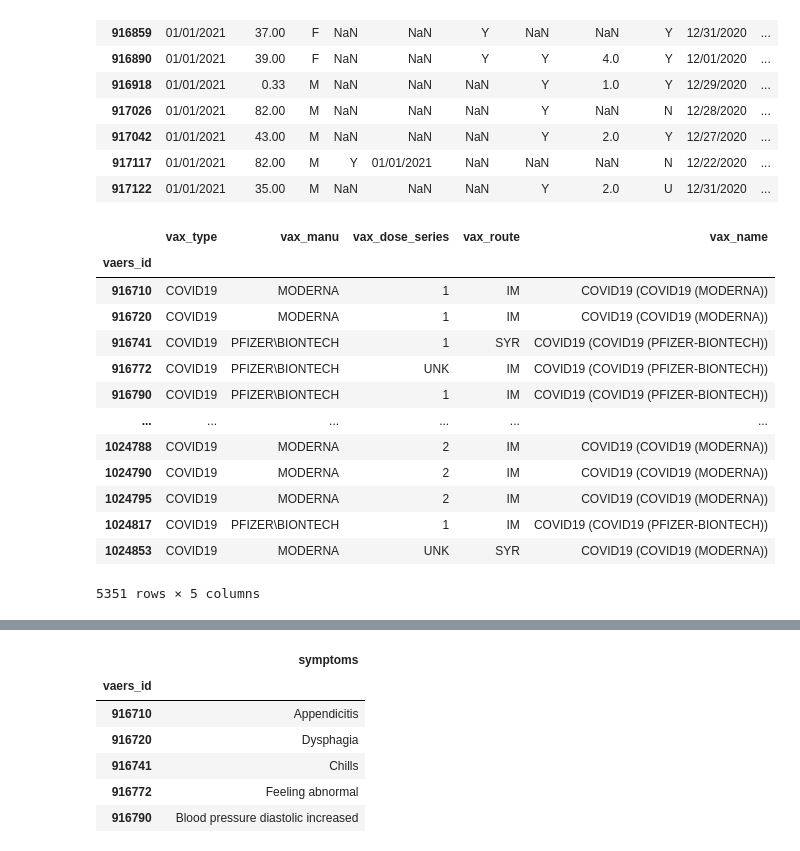
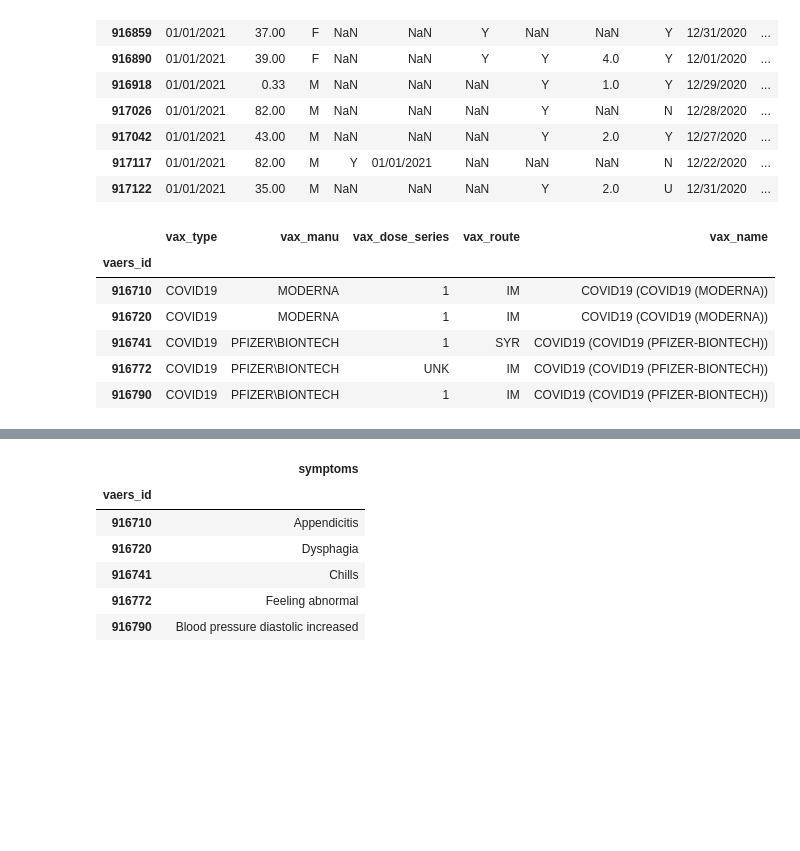
Before and after one commit to ethomps33/Covid-19_ETL, a Jupyter notebook: COVID_vaccine.ipynb, the cells around one changed output, grey strips where cells are left out. Saved outputs shown, nothing was run; the diff lists cells and outputs as text; code cells hidden in the pictures; blank space fills up the shorter version.

```diff
--- a/COVID_vaccine.ipynb
+++ b/COVID_vaccine.ipynb
@@ -80,32 +80,26 @@ vaccine_data_transformed.head(15)
 # %%
 #Creating a variable for the columns that are being used and creating a new dataframe
 vaccine_type_cols = ["VAERS_ID", "VAX_TYPE", "VAX_MANU", "VAX_DOSE_SERIES", "VAX_ROUTE", "VAX_NAME"]
 vaccine_type_transformed= vaccine_type_df[vaccine_type_cols].copy()
 #Changing the names of the columns
 vaccine_type_transformed = vaccine_type_transformed.rename(columns={"VAERS_ID":"vaers_id", "VAX_TYPE": "vax_type",
                                                                     "VAX_MANU":"vax_manu", "VAX_DOSE_SERIES":"vax_dose_series",
                                                                     "VAX_ROUTE":"vax_route", "VAX_NAME":"vax_name"})
 #Dropped duplicates from vaers_id column and set it as the index
 vaccine_type_transformed.drop_duplicates("vaers_id", inplace=True)
 vaccine_type_transformed.set_index("vaers_id", inplace=True)
 
+#Filtered out the vax_types that weren't COVID19
+vaccine_type_transformed=vaccine_type_transformed[vaccine_type_transformed['vax_type'] == 'COVID19']
 vaccine_type_transformed.head()
-vaccine_type_transformed
 # %% [output]
 |  | vax_type | vax_manu | vax_dose_series | vax_route | vax_name |
 | vaers_id |  |  |  |  |  |
 | 916710 | COVID19 | MODERNA | 1 | IM | COVID19 (COVID19 (MODERNA)) |
 | 916720 | COVID19 | MODERNA | 1 | IM | COVID19 (COVID19 (MODERNA)) |
 | 916741 | COVID19 | PFIZER\BIONTECH | 1 | SYR | COVID19 (COVID19 (PFIZER-BIONTECH)) |
 | 916772 | COVID19 | PFIZER\BIONTECH | UNK | IM | COVID19 (COVID19 (PFIZER-BIONTECH)) |
 | 916790 | COVID19 | PFIZER\BIONTECH | 1 | IM | COVID19 (COVID19 (PFIZER-BIONTECH)) |
-| ... | ... | ... | ... | ... | ... |
-| 1024788 | COVID19 | MODERNA | 2 | IM | COVID19 (COVID19 (MODERNA)) |
-| 1024790 | COVID19 | MODERNA | 2 | IM | COVID19 (COVID19 (MODERNA)) |
-| 1024795 | COVID19 | MODERNA | 2 | IM | COVID19 (COVID19 (MODERNA)) |
-| 1024817 | COVID19 | PFIZER\BIONTECH | 1 | IM | COVID19 (COVID19 (PFIZER-BIONTECH)) |
-| 1024853 | COVID19 | MODERNA | UNK | SYR | COVID19 (COVID19 (MODERNA)) |
-5351 rows × 5 columns
 # %%
 #Creating a variable for the columns that are being used and creating a new dataframe
 vaccine_symp_cols = ["VAERS_ID", "SYMPTOM1", "SYMPTOM2", "SYMPTOM3", "SYMPTOM4", "SYMPTOM5"]
```
Also changed, not shown: parts of 1 cell of this notebook, 3 other files.
